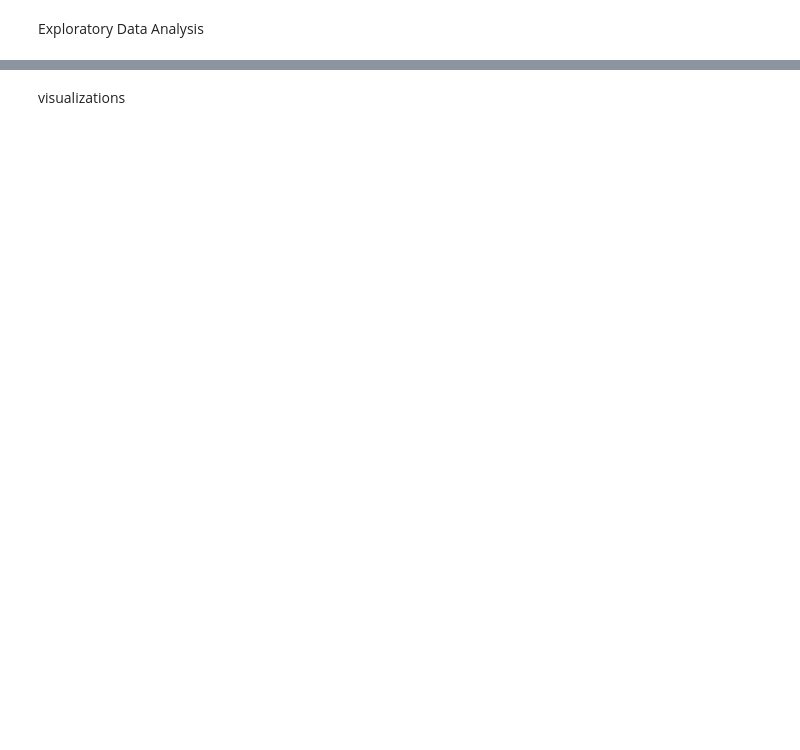
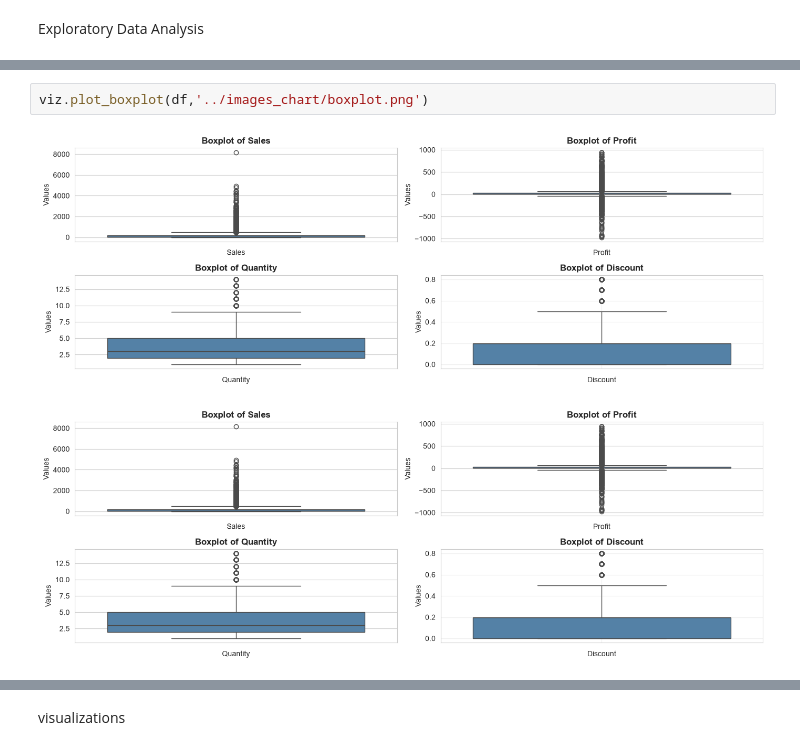
Before and after one commit to z8978630-tech/superstore_analysis, a Jupyter notebook: notebooks/analysis_modular.ipynb, the cells around one changed output, grey strips where cells are left out. Saved outputs shown, nothing was run; the diff lists cells and outputs as text; blank space fills up the shorter version.

```diff
--- a/notebooks/analysis_modular.ipynb
+++ b/notebooks/analysis_modular.ipynb
@@ -90,0 +162,5 @@ All summaries computed!
+# %%
+viz.plot_boxplot(df,'../images_chart/boxplot.png')
+# %% [output]
+[figure, added]
+[figure, added]
```
Also changed, not shown: parts of 28 cells of this notebook, 40 other files.
